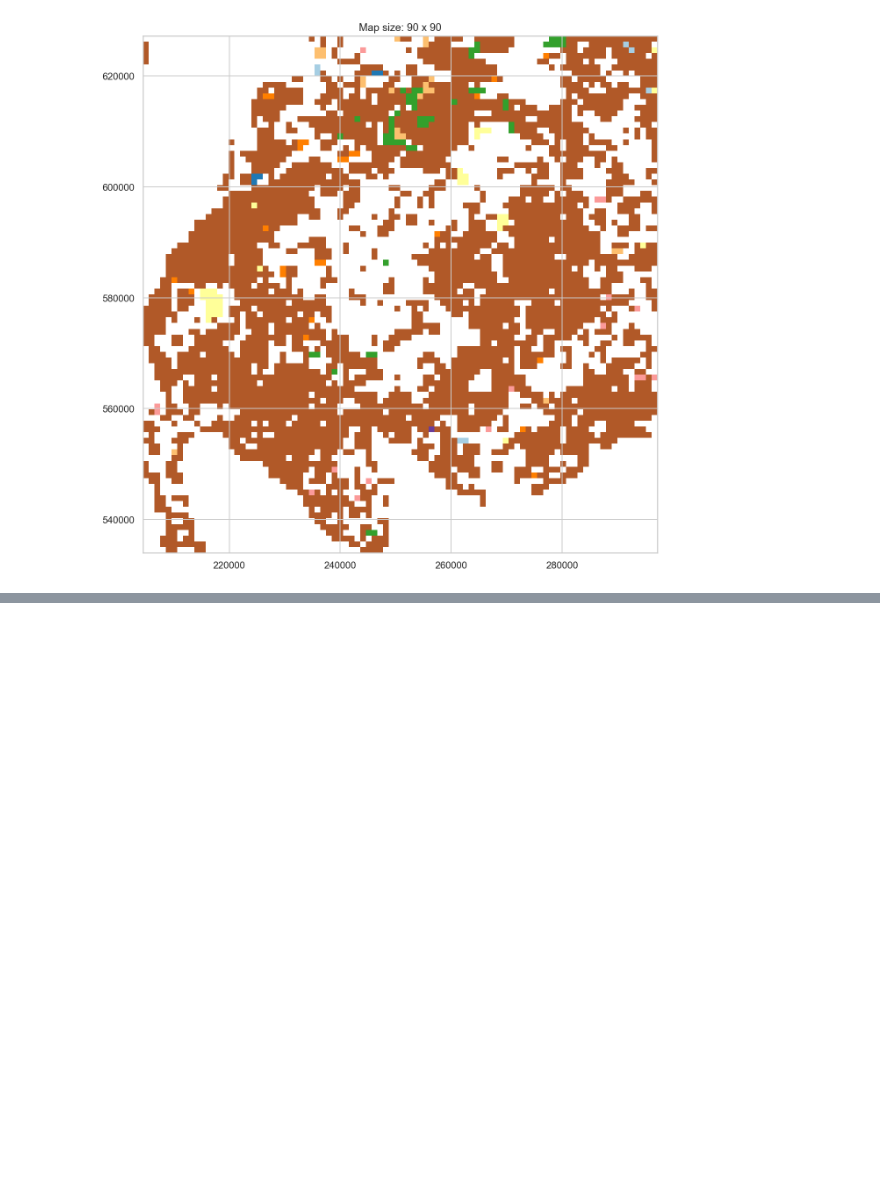
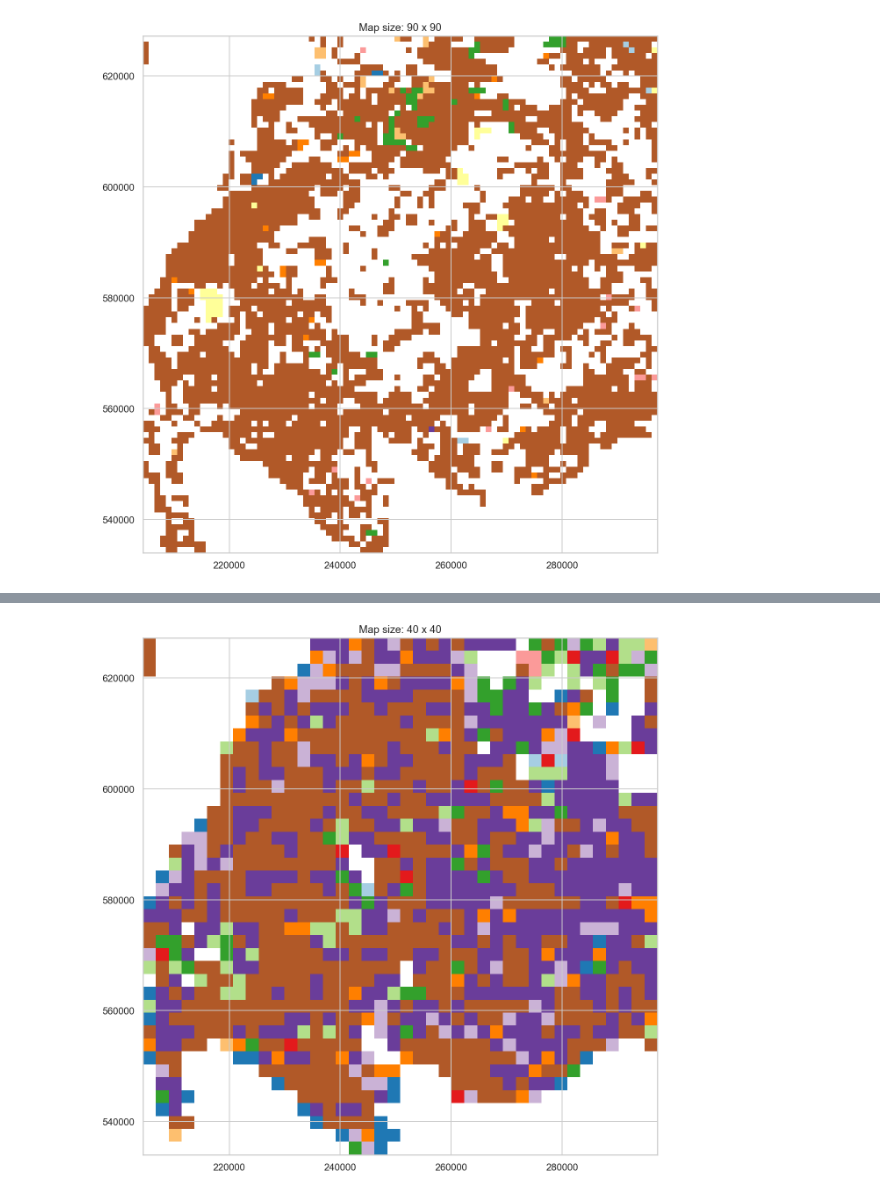
Before and after one commit to derpyninja/gecm, a Jupyter notebook: notebooks/00-fz-map-disaggregation-for-board.ipynb, the cells around one changed output, grey strips where cells are left out. Cells and saved outputs as stored; diff of their text form; code cells hidden in the pictures; blank space fills up the shorter version.

```diff
--- a/notebooks/00-fz-map-disaggregation-for-board.ipynb
+++ b/notebooks/00-fz-map-disaggregation-for-board.ipynb
@@ -62,0 +271,10 @@ These look really cool:
+# %%
+nfi_mapping = {}
+
+keys = nfi_valid_clipped.IFT_IOA.unique()
+values = np.arange(1, len(keys) + 1, 1)
+
+for k, v in zip(keys, values):
+    nfi_mapping[k] = v
+
+nfi_mapping
@@ -361,0 +582,83 @@ array([[   2,    7],
+# %%
+nfi_valid_clipped["IFT_IOA_num"] = [nfi_mapping[k] for k in nfi_valid_clipped.IFT_IOA.values]
+nfi_valid_clipped["IFT_IOA_num"] = nfi_valid_clipped.IFT_IOA_num.astype("int16")
+# %%
+nfi_valid_clipped = nfi_valid_clipped.infer_objects()
+# %%
+rows = cols = 40
+
+# 0) define geodataframe
+gdf = nfi_valid_clipped
+
+# 1) set bounds
+bounds = our_park_polygon.convex_hull.envelope.bounds
+
+# 2) define transform
+coordinate_transform = rasterio.transform.from_bounds(
+    west = bounds.minx.values[0],
+    south = bounds.miny.values[0],
+    east = bounds.maxx.values[0],
+    north = bounds.maxy.values[0],
+    width = cols,
+    height = rows
+)
+
+# 3) define path of output raster data
+raster_fpath = os.path.join(data_processed, 'NFI_rasterized_{}_{}.tif'.format(rows, cols))
+
+# 4) run burn-in algorithm
+with rasterio.Env():
+
+    # create array of (shape, value) tuples
+    shapes = [(geom,value) for geom, value in zip(gdf.geometry.values, gdf.IFT_IOA_num.values)]
+
+    # rasterize
+    burned = features.rasterize(
+        shapes=shapes,
+        out_shape=(rows, cols),
+        fill=255,
+        transform=coordinate_transform,
+        all_touched=True
+    )
+
+    # value counts
+    unique, counts = np.unique(burned, return_counts=True)
+    pprint(np.asarray((unique, counts)).T)
+
+    # count bands
+    band_count = len(unique)
+
+    # save as geotiff
+    with rasterio.open(
+            raster_fpath,
+            'w+', # Open the file in read/write mode
+            driver='GTiff',
+            width=cols,
+            height=rows,
+            count=1,
+            dtype=rasterio.uint8,
+            nodata=255,
+            transform=coordinate_transform,
+            compress='lzw',
+            crs={'init': "EPSG:4326"}) as out:
+
+        # write bands
+        out.write(burned.astype(rasterio.uint8), indexes=1)
+
+# 5) re-read the saved geotiff as a test and read the first layer of the map
+src = rasterio.open(raster_fpath)
+game_map = src.read(1, masked=True)
+
+# 6) create a plot of the resulting map
+fig, ax = plt.subplots()
+show(game_map, ax=ax, transform=src.transform, cmap="Paired")
+
+ax.set_title("Map size: {} x {}".format(rows, cols))
+plt.tight_layout()
+
+plt.savefig(
+    os.path.join(figure_dir, "NFI_map_{}_{}.png".format(rows, cols)),
+    dpi=150,
+    format="png"
+)
+# %% [output]
@@ -361,0 +678 @@ array([[   2,    7],
+[figure, added]
```
Also changed, not shown: parts of 50 cells of this notebook, 5 other files.
